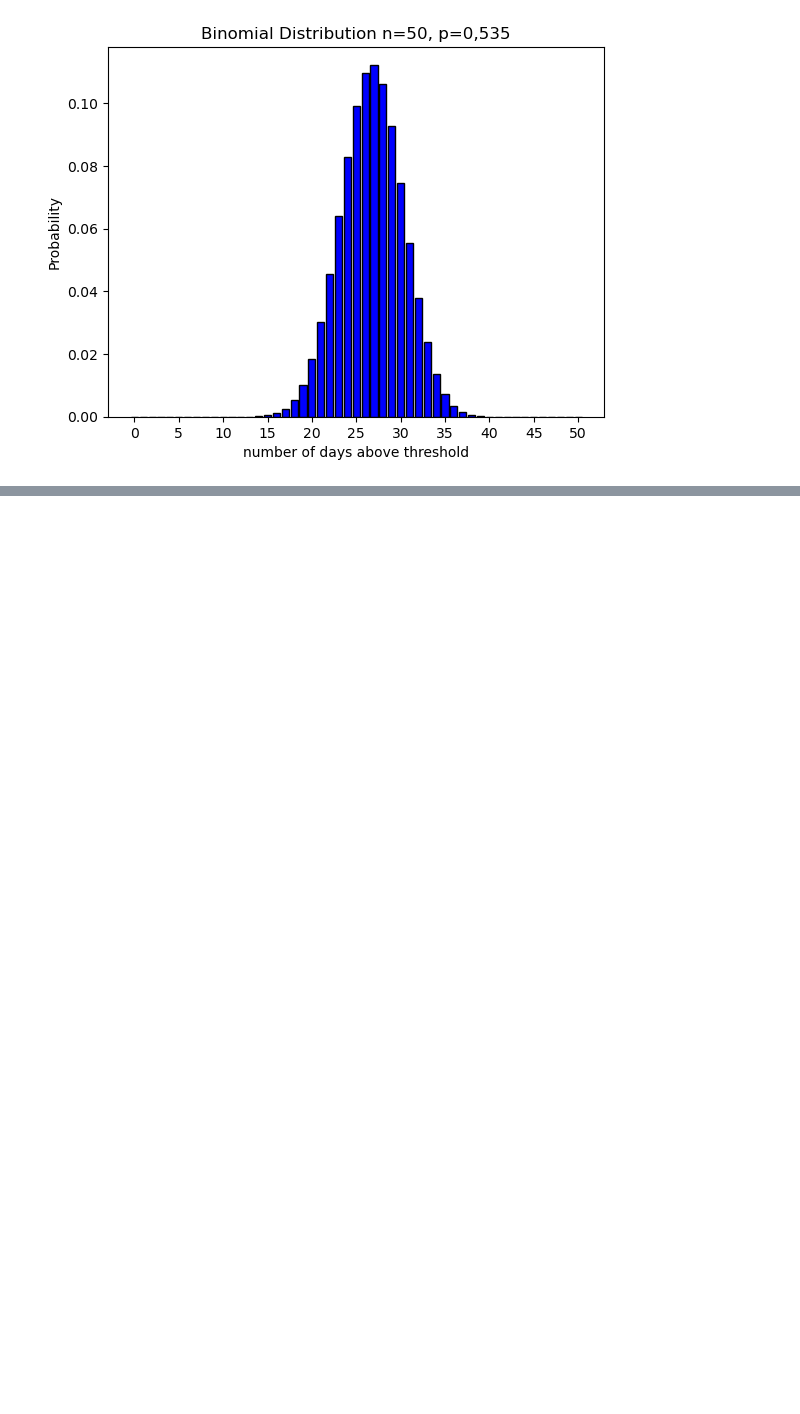
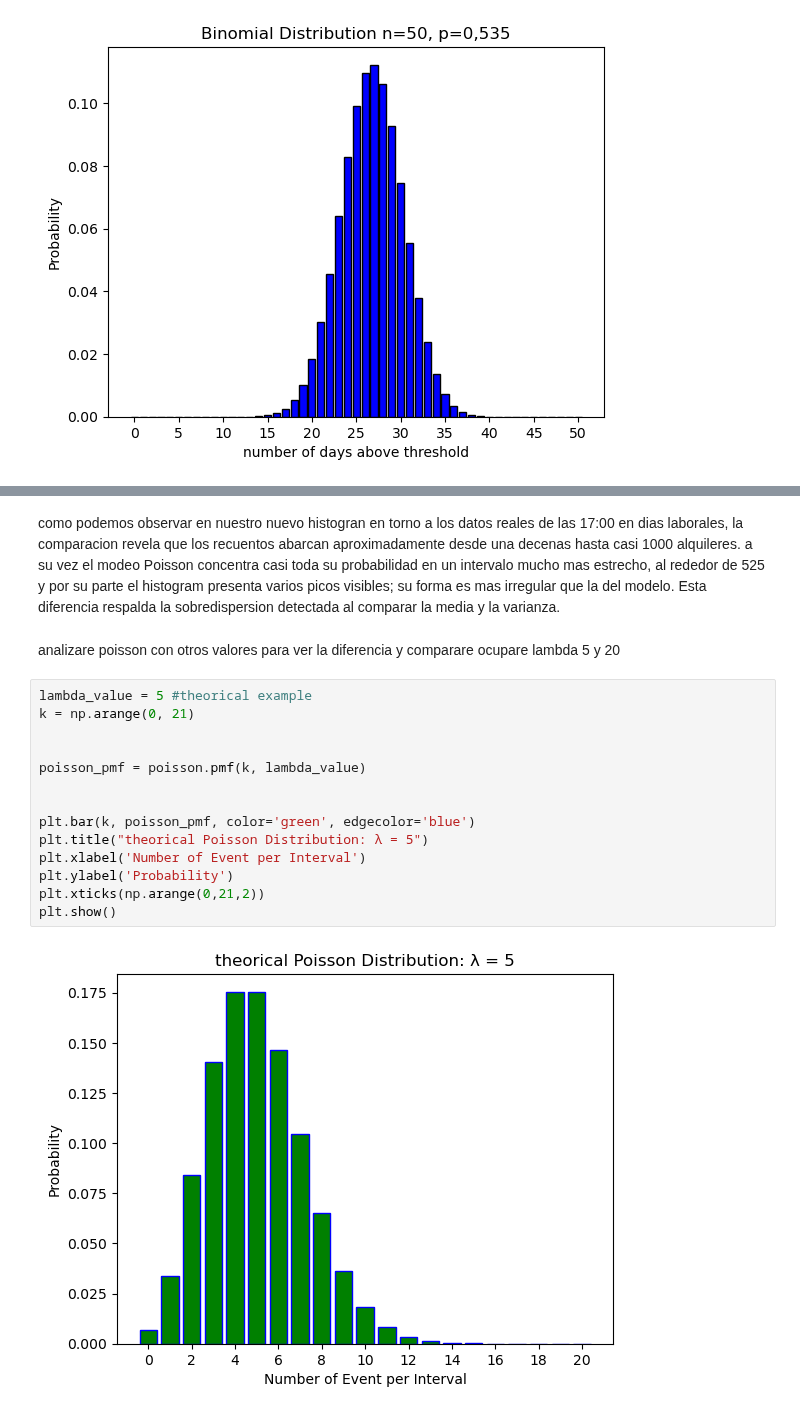
Before and after one commit to 2026491-max/Statistical---Project---26-, a Jupyter notebook: Bike Sharing.ipynb, the cells around one changed output, grey strips where cells are left out. Drawn from its saved outputs; the diff is of its cells as text; blank space fills up the shorter version.

```diff
--- a/Bike Sharing.ipynb
+++ b/Bike Sharing.ipynb
@@ -241,0 +291,20 @@ en este analisis podemos inferir que un dia exitoso laborable que registre 526 a
+# %% [markdown]
+como podemos observar en nuestro nuevo histogran en torno a los datos reales de las 17:00 en dias laborales, la comparacion revela que los recuentos abarcan aproximadamente desde una decenas hasta casi 1000 alquileres. a su vez el modeo Poisson concentra casi toda su probabilidad en un intervalo mucho mas estrecho, al rededor de 525 y por su parte el histogram presenta varios picos visibles; su forma es mas irregular que la del modelo. Esta diferencia respalda la sobredispersion detectada al comparar la media y la varianza.
+# %% [markdown]
+analizare poisson con otros valores para ver la diferencia y comparare ocupare lambda 5 y 20
+# %%
+lambda_value = 5 #theorical example
+k = np.arange(0, 21)
+
+
+poisson_pmf = poisson.pmf(k, lambda_value)
+
+
+plt.bar(k, poisson_pmf, color='green', edgecolor='blue')
+plt.title("theorical Poisson Distribution: λ = 5")
+plt.xlabel('Number of Event per Interval')
+plt.ylabel('Probability')
+plt.xticks(np.arange(0,21,2))
+plt.show()
+# %% [output]
+[figure, added]
```
Also changed, not shown: parts of 30 cells of this notebook.
